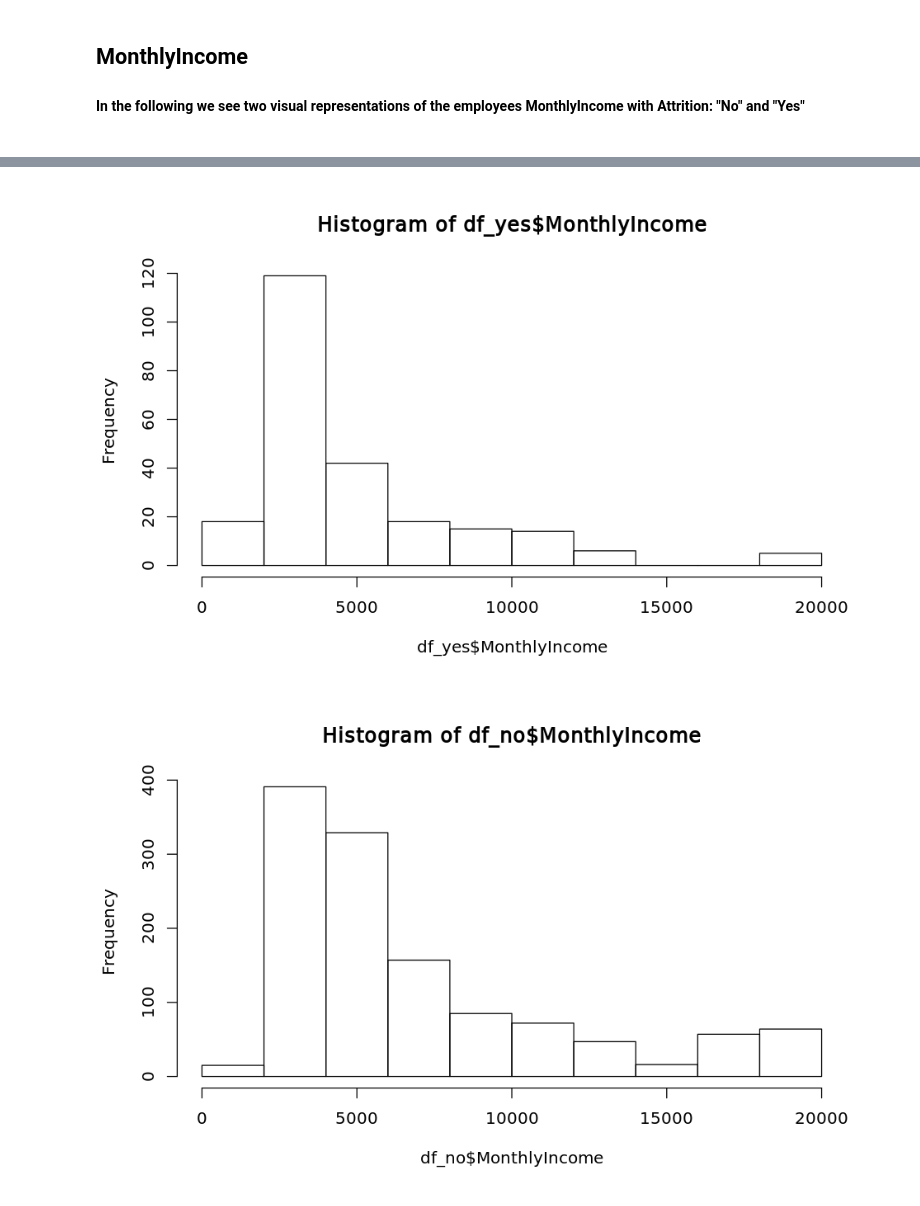
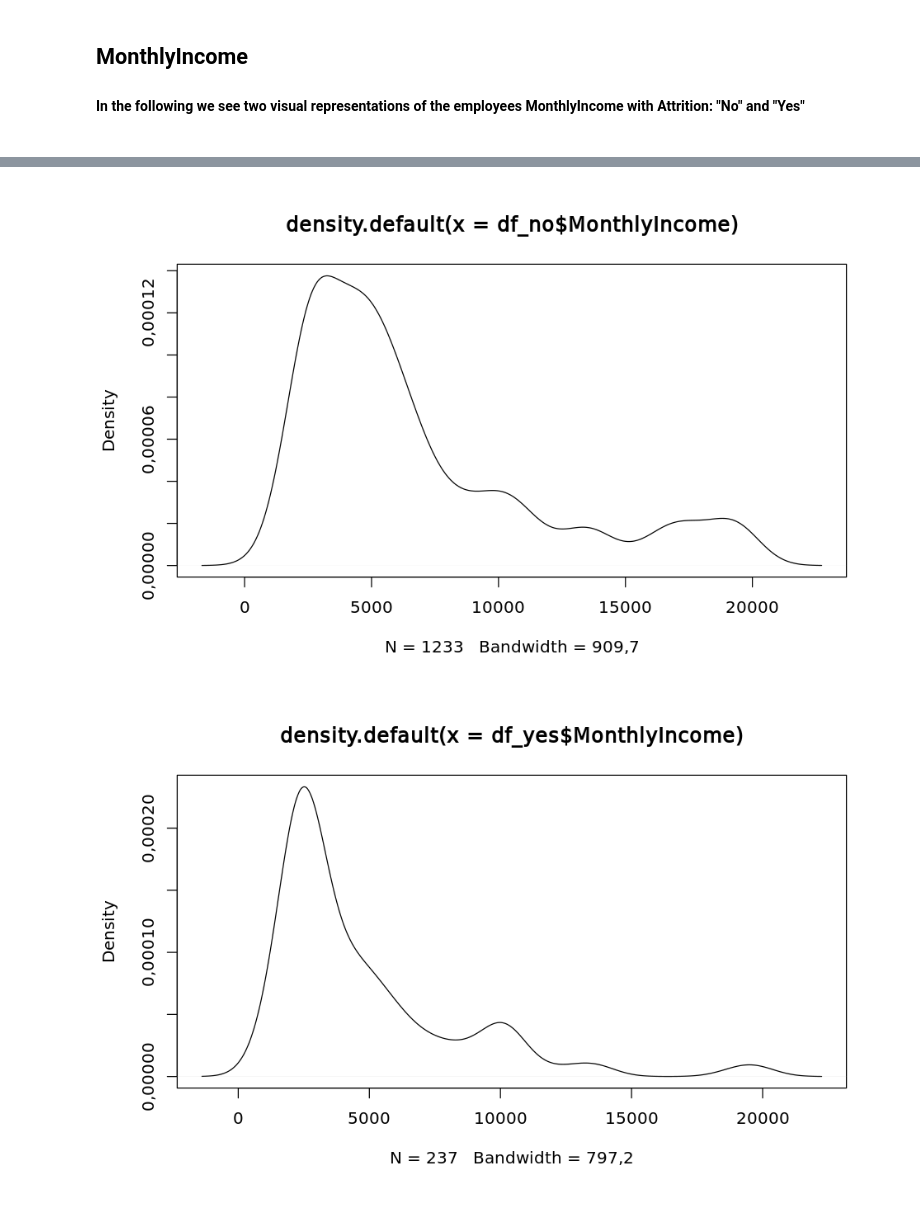
Before and after one commit to Hammi007/R_bigdata, a Jupyter notebook: Exploratory_data_analysis.ipynb, the cells around one changed output, grey strips where cells are left out. Drawn from its saved outputs; the diff is of its cells as text; code cells hidden in the pictures.

```diff
--- a/Exploratory_data_analysis.ipynb
+++ b/Exploratory_data_analysis.ipynb
@@ -148,6 +157,7 @@ ggplot(df_yes, aes(x = DistanceFromHome), y = Attrition) + geom_bar(aes(fill = G
-# %%
-hist(df_yes$MonthlyIncome)
-hist(df_no$MonthlyIncome)
-# %% [output]
-[figure, removed]
-[figure, removed]
+# %%
+#Simple visualization of the distribution of MonthlyIncome
+plot(density(df_no$MonthlyIncome))
+plot(density(df_yes$MonthlyIncome))
+# %% [output]
+[figure, added]
+[figure, added]
```
Also changed, not shown: parts of 3 cells of this notebook.
